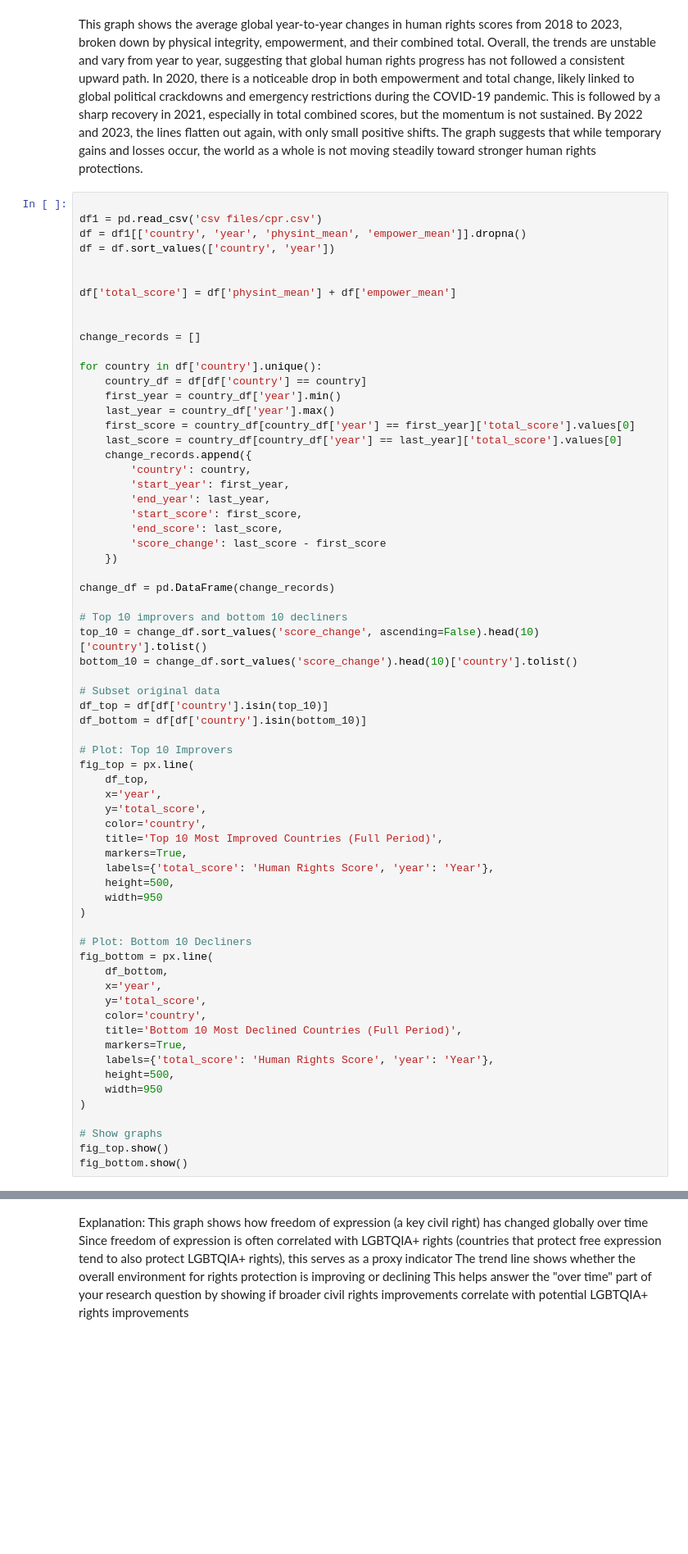
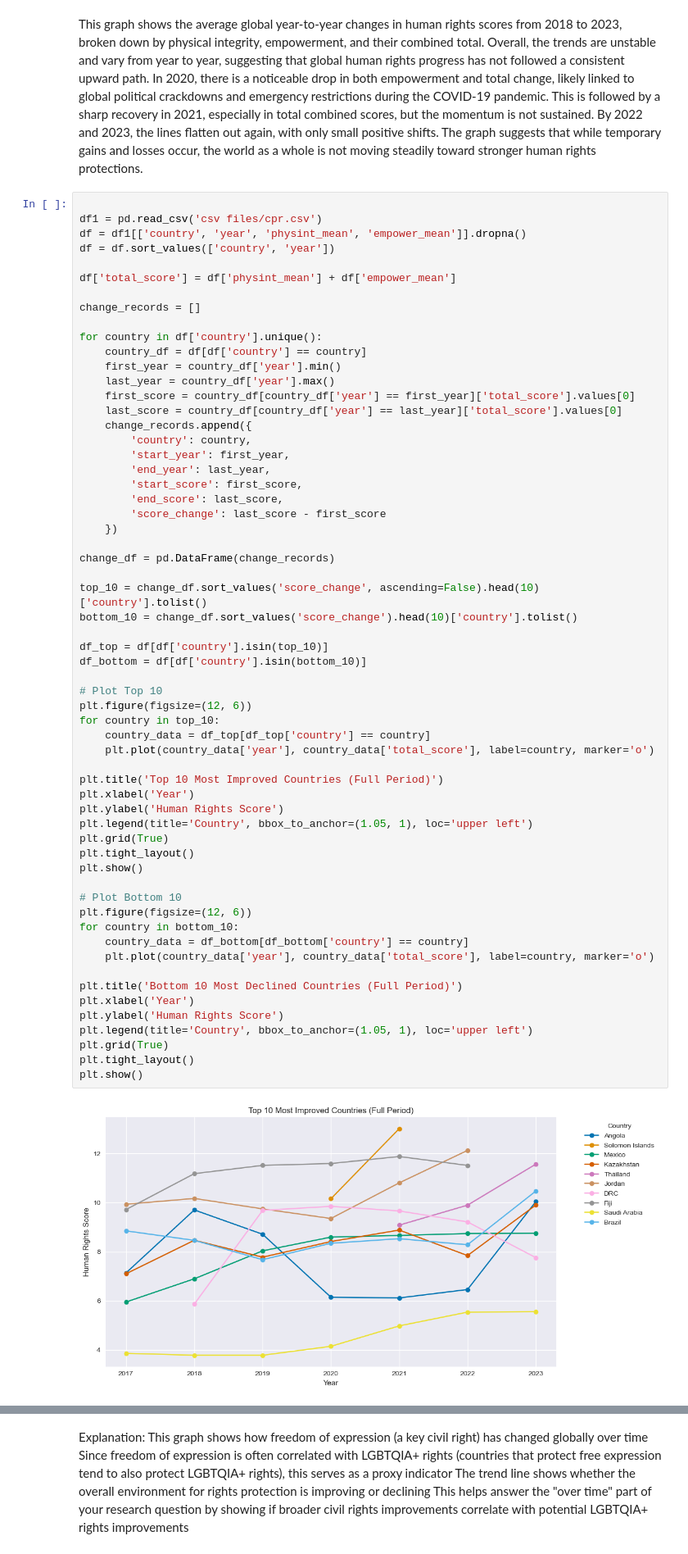
Before and after one commit to UhanWu/qtm151-s25, a Jupyter notebook: final_projects/group11finalproject.ipynb, the cells around one changed output, grey strips where cells are left out. Shown at 82% size. Saved outputs shown, nothing was run; the diff lists cells and outputs as text; blank space fills up the shorter version.

```diff
--- a/final_projects/group11finalproject.ipynb
+++ b/final_projects/group11finalproject.ipynb
@@ -202,63 +175,59 @@ df1 = pd.read_csv('csv files/cpr.csv')
 df = df1[['country', 'year', 'physint_mean', 'empower_mean']].dropna()
 df = df.sort_values(['country', 'year'])
 
-
 df['total_score'] = df['physint_mean'] + df['empower_mean']
-
 
 change_records = []
 
 for country in df['country'].unique():
     country_df = df[df['country'] == country]
     first_year = country_df['year'].min()
     last_year = country_df['year'].max()
     first_score = country_df[country_df['year'] == first_year]['total_score'].values[0]
     last_score = country_df[country_df['year'] == last_year]['total_score'].values[0]
     change_records.append({
         'country': country,
         'start_year': first_year,
         'end_year': last_year,
         'start_score': first_score,
         'end_score': last_score,
         'score_change': last_score - first_score
     })
 
 change_df = pd.DataFrame(change_records)
 
-# Top 10 improvers and bottom 10 decliners
 top_10 = change_df.sort_values('score_change', ascending=False).head(10)['country'].tolist()
 bottom_10 = change_df.sort_values('score_change').head(10)['country'].tolist()
 
-# Subset original data
 df_top = df[df['country'].isin(top_10)]
 df_bottom = df[df['country'].isin(bottom_10)]
 
-# Plot: Top 10 Improvers
-fig_top = px.line(
-    df_top,
-    x='year',
-    y='total_score',
-    color='country',
-    title='Top 10 Most Improved Countries (Full Period)',
-    markers=True,
-    labels={'total_score': 'Human Rights Score', 'year': 'Year'},
-    height=500,
-    width=950
-)
+# Plot Top 10
+plt.figure(figsize=(12, 6))
+for country in top_10:
+    country_data = df_top[df_top['country'] == country]
+    plt.plot(country_data['year'], country_data['total_score'], label=country, marker='o')
 
-# Plot: Bottom 10 Decliners
-fig_bottom = px.line(
-    df_bottom,
-    x='year',
-    y='total_score',
-    color='country',
-    title='Bottom 10 Most Declined Countries (Full Period)',
-    markers=True,
-    labels={'total_score': 'Human Rights Score', 'year': 'Year'},
-    height=500,
-    width=950
-)
+plt.title('Top 10 Most Improved Countries (Full Period)')
+plt.xlabel('Year')
+plt.ylabel('Human Rights Score')
+plt.legend(title='Country', bbox_to_anchor=(1.05, 1), loc='upper left')
+plt.grid(True)
+plt.tight_layout()
+plt.show()
 
-# Show graphs
-fig_top.show()
-fig_bottom.show()
+# Plot Bottom 10
+plt.figure(figsize=(12, 6))
+for country in bottom_10:
+    country_data = df_bottom[df_bottom['country'] == country]
+    plt.plot(country_data['year'], country_data['total_score'], label=country, marker='o')
+
+plt.title('Bottom 10 Most Declined Countries (Full Period)')
+plt.xlabel('Year')
+plt.ylabel('Human Rights Score')
+plt.legend(title='Country', bbox_to_anchor=(1.05, 1), loc='upper left')
+plt.grid(True)
+plt.tight_layout()
+plt.show()
+# %% [output]
+[figure, added]
```
Also changed, not shown: parts of 4 cells of this notebook, 1 other file.
